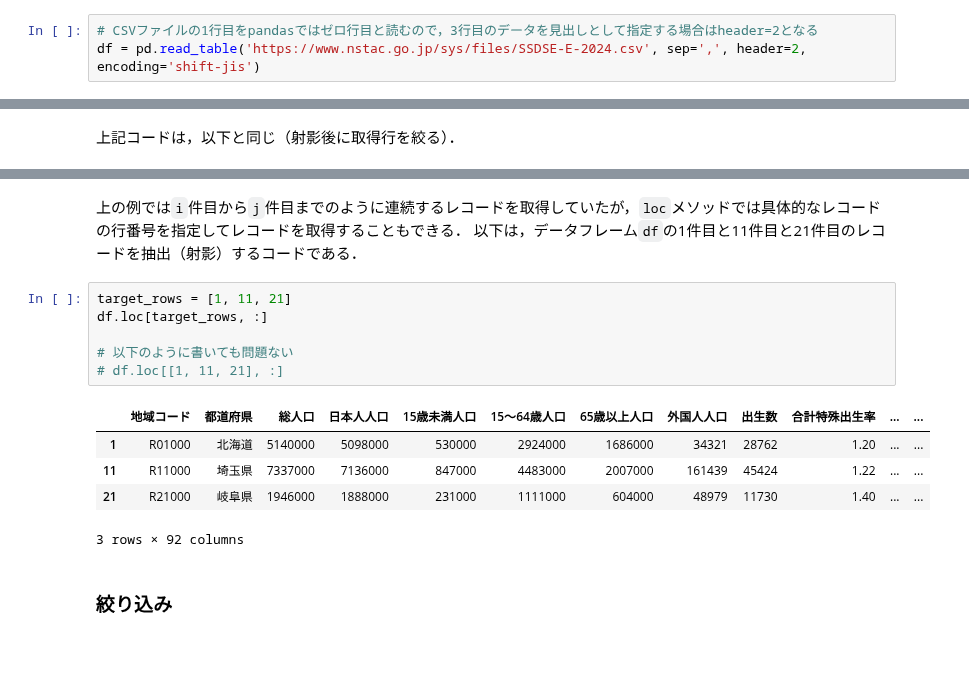
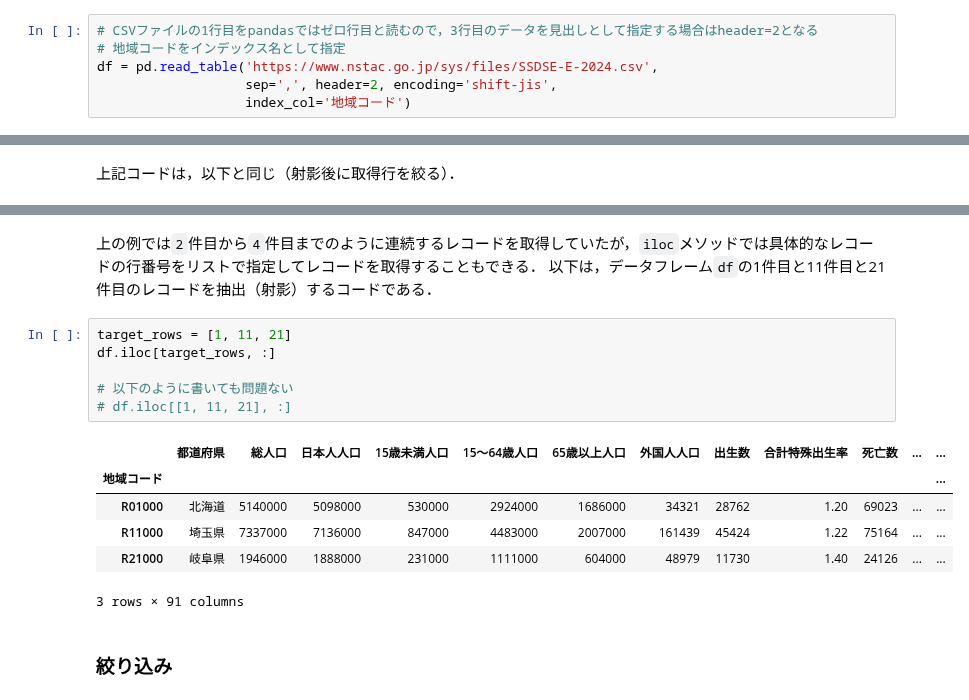
Before and after one commit to hontolab-courses/ml-lecturenote, a Jupyter notebook: content/introduction-to-pandas.ipynb, the cells around one changed output, grey strips where cells are left out. Saved outputs shown, nothing was run; the diff lists cells and outputs as text; blank space fills up the shorter version.

```diff
--- a/content/introduction-to-pandas.ipynb
+++ b/content/introduction-to-pandas.ipynb
@@ -131,7 +132,10 @@ df = pd.read_table('https://raw.githubusercontent.com/hontolab-courses/dmml-2022
 このことを踏まえて，SSDSE-Eのデータをデータフレームとして読み込むコードは以下となる．
 # %%
 # CSVファイルの1行目をpandasではゼロ行目と読むので，3行目のデータを見出しとして指定する場合はheader=2となる
-df = pd.read_table('https://www.nstac.go.jp/sys/files/SSDSE-E-2024.csv', sep=',', header=2, encoding='shift-jis')
+# 地域コードをインデックス名として指定
+df = pd.read_table('https://www.nstac.go.jp/sys/files/SSDSE-E-2024.csv',
+                   sep=',', header=2, encoding='shift-jis',
+                   index_col='地域コード')
 # %% [markdown]
 ## データの確認
 
@@ -387,18 +452,19 @@ df.loc[2:4, :]
 # %% [markdown]
-上の例では`i`件目から`j`件目までのように連続するレコードを取得していたが，`loc`メソッドでは具体的なレコードの行番号を指定してレコードを取得することもできる．
+上の例では`2`件目から`4`件目までのように連続するレコードを取得していたが，`iloc`メソッドでは具体的なレコードの行番号をリストで指定してレコードを取得することもできる．
 以下は，データフレーム`df`の1件目と11件目と21件目のレコードを抽出（射影）するコードである．
 # %%
 target_rows = [1, 11, 21]
-df.loc[target_rows, :]
+df.iloc[target_rows, :]
 
 # 以下のように書いても問題ない
-# df.loc[[1, 11, 21], :]
+# df.iloc[[1, 11, 21], :]
 # %% [output]
-|  | 地域コード | 都道府県 | 総人口 | 日本人人口 | 15歳未満人口 | 15〜64歳人口 | 65歳以上人口 | 外国人人口 | 出生数 | 合計特殊出生率 | ... | ... |
-| 1 | R01000 | 北海道 | 5140000 | 5098000 | 530000 | 2924000 | 1686000 | 34321 | 28762 | 1.20 | ... | ... |
-| 11 | R11000 | 埼玉県 | 7337000 | 7136000 | 847000 | 4483000 | 2007000 | 161439 | 45424 | 1.22 | ... | ... |
-| 21 | R21000 | 岐阜県 | 1946000 | 1888000 | 231000 | 1111000 | 604000 | 48979 | 11730 | 1.40 | ... | ... |
+|  | 都道府県 | 総人口 | 日本人人口 | 15歳未満人口 | 15〜64歳人口 | 65歳以上人口 | 外国人人口 | 出生数 | 合計特殊出生率 | 死亡数 | ... | ... |
+| 地域コード |  |  |  |  |  |  |  |  |  |  |  | ... |
+| R01000 | 北海道 | 5140000 | 5098000 | 530000 | 2924000 | 1686000 | 34321 | 28762 | 1.20 | 69023 | ... | ... |
+| R11000 | 埼玉県 | 7337000 | 7136000 | 847000 | 4483000 | 2007000 | 161439 | 45424 | 1.22 | 75164 | ... | ... |
+| R21000 | 岐阜県 | 1946000 | 1888000 | 231000 | 1111000 | 604000 | 48979 | 11730 | 1.40 | 24126 | ... | ... |
-3 rows × 92 columns
+3 rows × 91 columns
 # %% [markdown]
 ### 絞り込み
 # %% [markdown]
```
Also changed, not shown: parts of 31 cells of this notebook.
